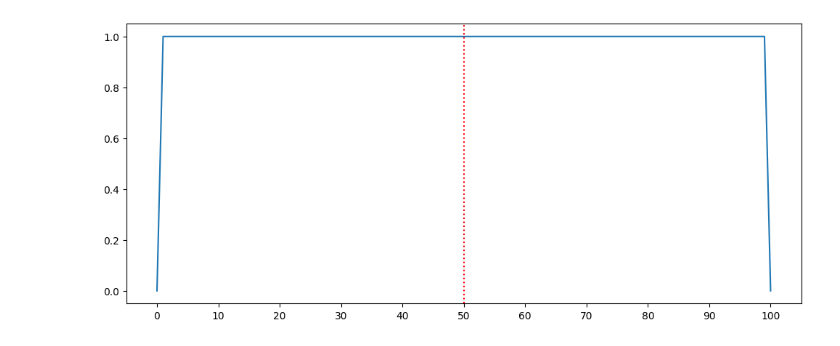
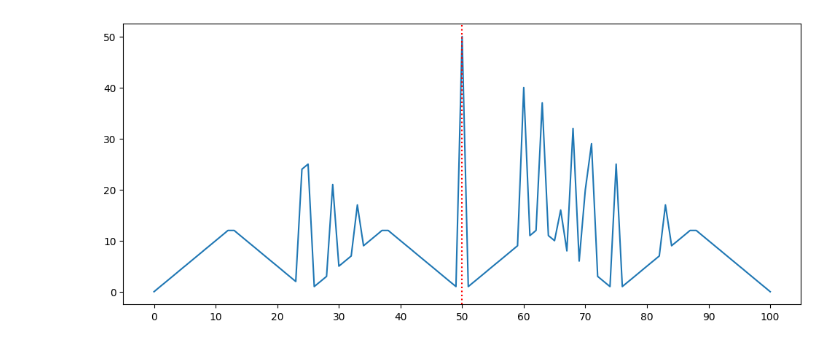
Before and after one commit to eliplutchok/rl_intro_notes_2, a Jupyter notebook: 4/example_4.3.ipynb, the cells around one changed output. Cells and saved outputs as stored; diff of their text form; code cells hidden in the pictures.

```diff
--- a/4/example_4.3.ipynb
+++ b/4/example_4.3.ipynb
@@ -30,37 +30,37 @@ def pi(s):
 
 theta = 1e-6
 gamma = 1
-P = 0.55
+P = 0.4
 V = np.random.rand(101)
 V[0] = 0
 V[100] = 0
 
 while True:
     delta = 0
     for s in range(1, 101):
         v = V[s]
         actions = get_action_set(s)
         q_values = []
         for a in actions:
             action_value = 0
             next_states = get_next_states_and_rewards_with_probs(s, a, P)
             for i, (s_prime, reward, prob) in enumerate(next_states):
                 action_value += prob * (reward + gamma * V[s_prime])
             q_values.append(action_value)
         V[s] = max(q_values)
         pi_store[s] = actions[np.argmax(q_values)]
         delta = max(delta, np.abs(v - V[s]))
     if delta < theta:
         break
 
 policy = np.zeros(101)
 for s in range(1, 100):
     policy[s] = pi(s)
 
 plt.figure(figsize=(12, 5))
 plt.plot(policy)
 plt.axvline(x=50, color='red', linestyle='dotted')
 plt.xticks(np.arange(0, 101, 10))
 plt.show()
 # %% [output]
-[figure, old version]
+[figure, new version]
```
